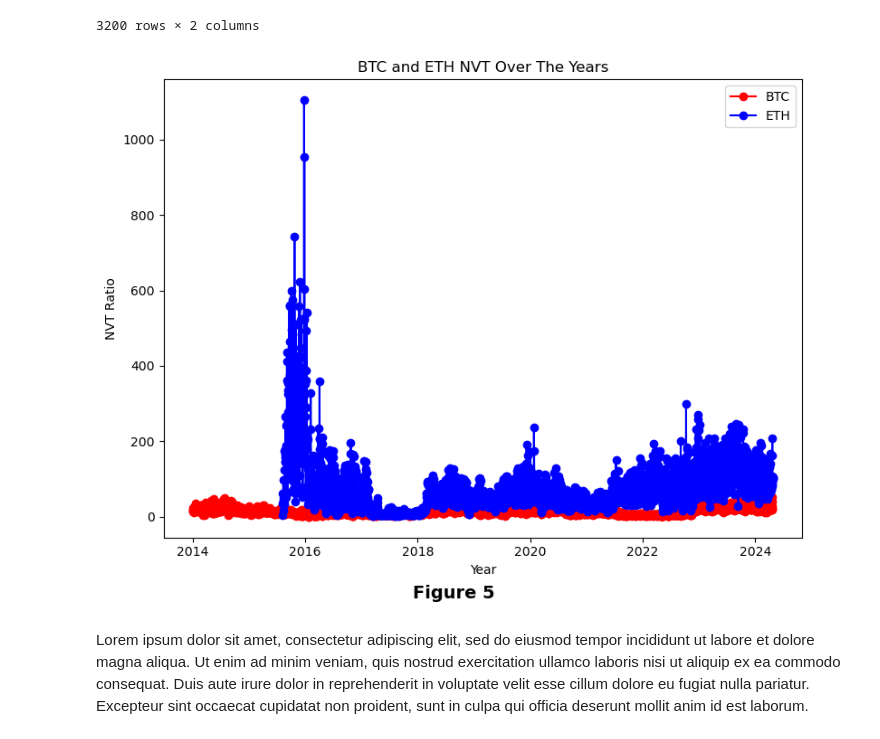
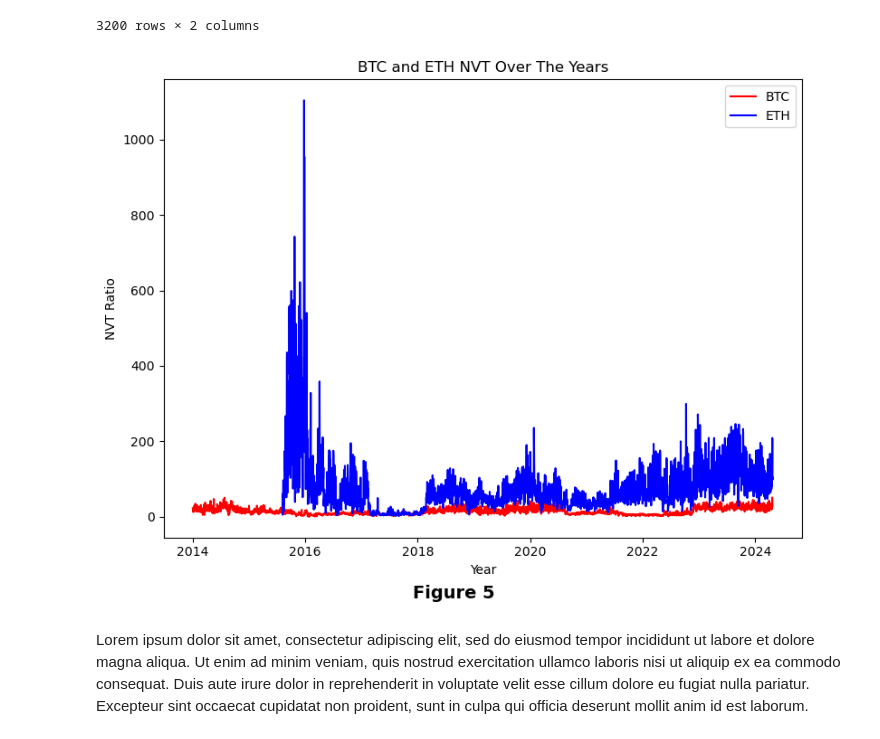
Before and after one commit to vsitucal-personal/bdcc_lab, a Jupyter notebook: BDCC_Lab.ipynb, the cells around one changed output. Saved outputs shown, nothing was run; the diff lists cells and outputs as text; code cells hidden in the pictures.

```diff
--- a/BDCC_Lab.ipynb
+++ b/BDCC_Lab.ipynb
@@ -565,22 +566,23 @@ _nvt = nvt[nvt['date'] > '2013-12-31']
 # %%
 plot_multiple_line_graphs2(
     x_list=[[_nvt["date"], _nvt["date"]]],
     y_list=[
         [
             (_nvt["btc_nvt"], "BTC", "r",),
             (_nvt["eth_nvt"], "ETH", "b",),
         ]
     ],
     x_labels=["Year"],
     y_labels=["NVT Ratio"],
     titles=["BTC and ETH NVT Over The Years"],
     formatter=[None],
     use_legend=[True],
     show_grid=False,
     max_cols=1,
-    start_figure_number=5
+    start_figure_number=5,
+    marker=None
 )
 # %% [output]
-[figure, old version]
+[figure, new version]
 # %% [markdown]
 Lorem ipsum dolor sit amet, consectetur adipiscing elit, sed do eiusmod tempor incididunt ut labore et dolore magna aliqua. Ut enim ad minim veniam, quis nostrud exercitation ullamco laboris nisi ut aliquip ex ea commodo consequat. Duis aute irure dolor in reprehenderit in voluptate velit esse cillum dolore eu fugiat nulla pariatur. Excepteur sint occaecat cupidatat non proident, sunt in culpa qui officia deserunt mollit anim id est laborum.
```
Also changed, not shown: parts of 2 cells of this notebook, 1 other file.
